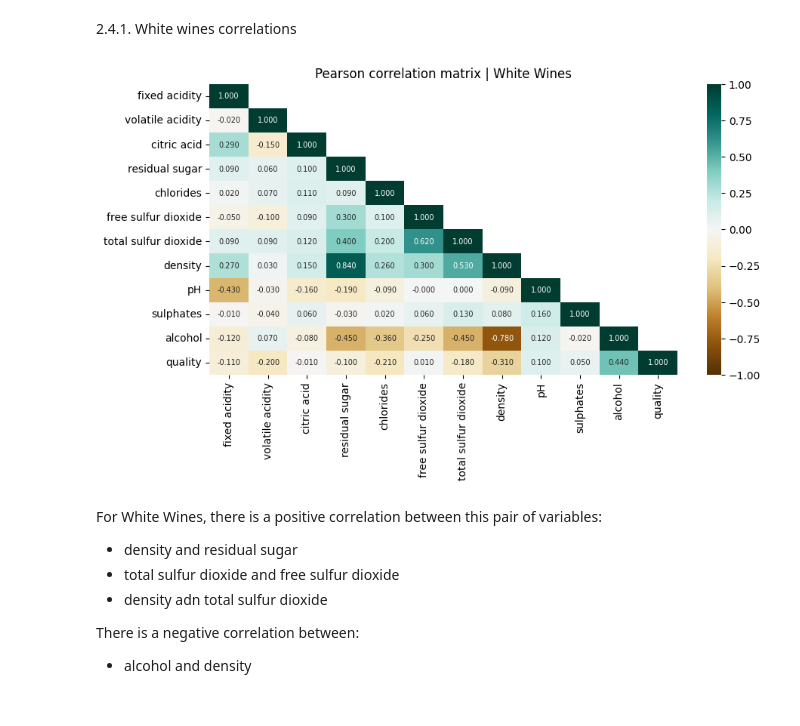
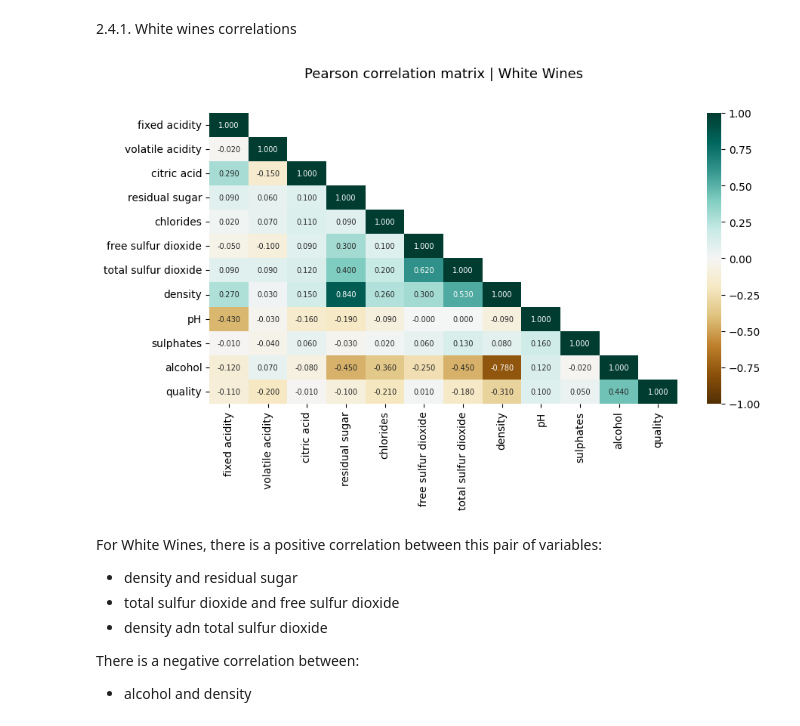
Before and after one commit to marcemir/wine, a Jupyter notebook: WineQualityEDA.ipynb, the cells around one changed output. Cells and saved outputs as stored; diff of their text form; code cells hidden in the pictures.

```diff
--- a/WineQualityEDA.ipynb
+++ b/WineQualityEDA.ipynb
@@ -56,3 +58,5 @@ In this block, exploratory data analysis will be carried out, data types, missin
 # %%
 # Reading data
 df = pd.read_csv("WineQuality.csv")
+# %%
+df = pd.DataFrame(df)
@@ -247,23 +280,24 @@ Let's explore correlations for white wines on one side and red wines on the othe
 df_white = df[df["Type"] == "White Wine"]
 # %%
 # Search for correalations between variables
+
 df_white_continuous_vars = df_white.select_dtypes(include=[np.number])
 
 # Correlacón de Pearson
 corr_white = df_white_continuous_vars.corr().round(2)
 
 fig,ax = plt.subplots(figsize=(10, 5))
 # Crea una máscara para ocultar los valores superiores a la diagonal
 mask = np.triu(np.ones_like(corr_white, dtype=bool))
 np.fill_diagonal(mask, False)
 # Create the heatmap using the `heatmap` function of Seaborn
 sns.heatmap(corr_white, vmin=-1, vmax=1, annot=True, fmt=".3f", annot_kws={"size": 7}, cmap='BrBG', mask=mask)
 
 # Display the heatmap using the `show` method of the `pyplot` module from matplotlib.
-plt.title ("Pearson correlation matrix | White Wines")
+plt.title ("Pearson correlation matrix | White Wines",y=1.1, fontsize=13)
 plt.show()
 # %% [output]
-[figure, old version]
+[figure, new version]
 # %% [markdown]
 For White Wines, there is a positive correlation between this pair of variables:
 - density and residual sugar
```
Also changed, not shown: parts of 27 cells of this notebook, 1 other file.
